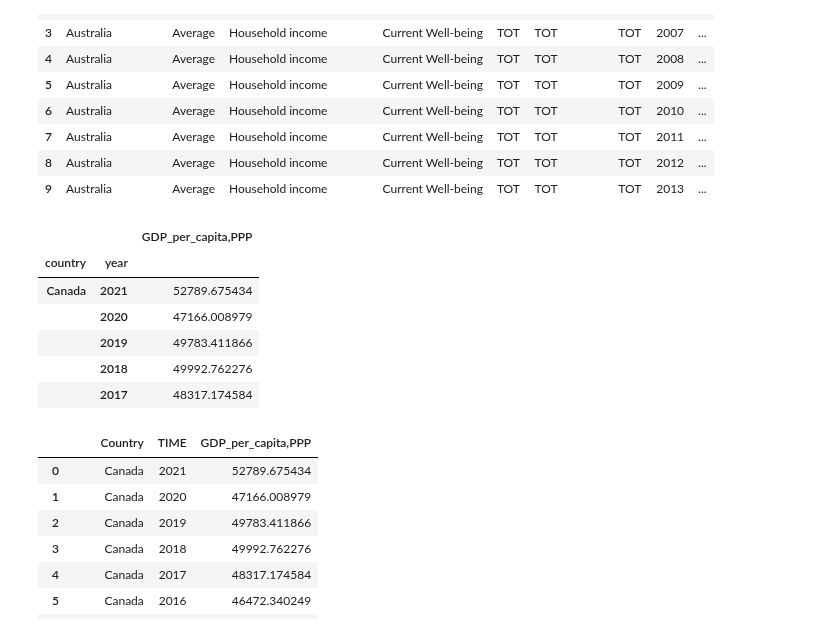
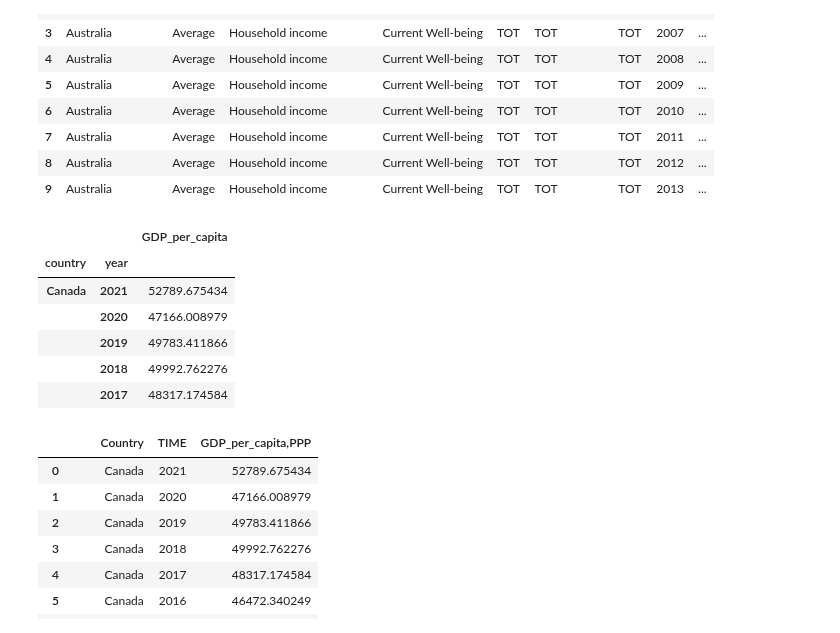
Before and after one commit to NumEconCopenhagen/projects-2023-newteam, a Jupyter notebook: dataproject/dataproject.ipynb, the cells around one changed output. Saved outputs shown, nothing was run; the diff lists cells and outputs as text; code cells hidden in the pictures.

```diff
--- a/dataproject/dataproject.ipynb
+++ b/dataproject/dataproject.ipynb
@@ -71,15 +71,15 @@ wlb.head(10)
 # %%
 from pandas_datareader import wb
 
 #download Data on GDP and rename
 
 wb_gdp = wb.download(indicator='NY.GDP.PCAP.PP.CD', start=2004, end=2022)
-wb_gdp = wb_gdp.rename(columns = {'NY.GDP.PCAP.PP.CD':'GDP_per_capita,PPP'})
+wb_gdp = wb_gdp.rename(columns = {'NY.GDP.PCAP.PP.CD':'GDP_per_capita'})
 
 
 wb_gdp.head()
 # %% [output]
-|  |  | GDP_per_capita,PPP |
+|  |  | GDP_per_capita |
 | country | year |  |
 | Canada | 2021 | 52789.675434 |
 |  | 2020 | 47166.008979 |
```
Also changed, not shown: parts of 2 cells of this notebook.
